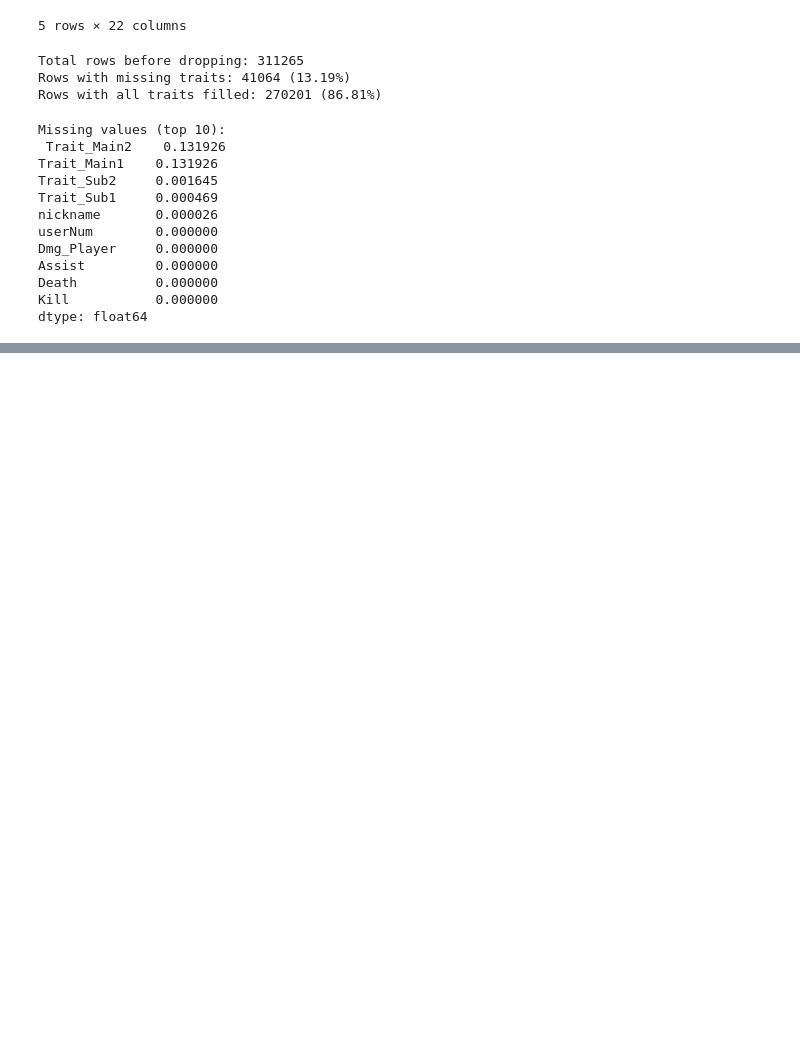
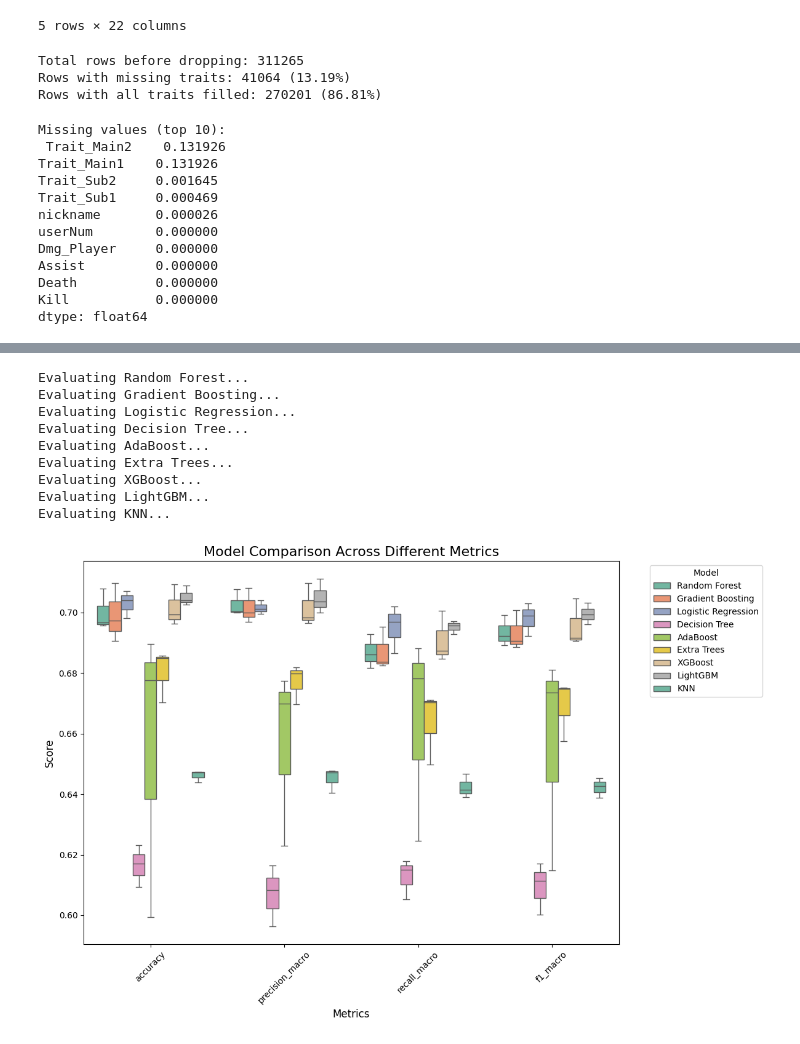
Before and after one commit to ZacZac360/LuminaIslandDossier, a Jupyter notebook: Character_Build.ipynb, the cells around one changed output, grey strips where cells are left out. Saved outputs shown, nothing was run; the diff lists cells and outputs as text; code cells hidden in the pictures; blank space fills up the shorter version.

```diff
--- a/Character_Build.ipynb
+++ b/Character_Build.ipynb
@@ -99,11 +113,9 @@ df['BuildPerformance'] = df['gameRank'].apply(rank_to_tier)
 # %%
-#Define input features and target
+#Features
+Categorical = ['character', 'weapon', 'itemWeapon', 'itemChest', 'itemHead', 'itemArm', 'itemLeg', 'AllTraits']
+Numerical = ['Kill', 'Assist', 'Death', 'TeamKill', 'Dmg_Player', 'Dmg_Monster']
 
-#Features we'll use:
-categorical_features = ['character', 'weapon', 'itemWeapon', 'itemChest', 'itemHead', 'itemArm', 'itemLeg', 'AllTraits']
-numerical_features = ['Kill', 'Assist', 'Death', 'TeamKill', 'Dmg_Player', 'Dmg_Monster']
-
-#Target: BuildPerformance (Good/Average/Bad)
+#Target
 target = 'BuildPerformance'
 # %%
 #Split dataset
@@ -195,0 +333,60 @@ model_pipeline = Pipeline(steps=[
+# %%
+# Cross-validation results for box
+cv_results = {
+    'model': [],
+    'metric': [],
+    'score': []
+}
+
+#Cross again for box plot
+for name, model in models.items():
+    print(f"Evaluating {name}...")
+    pipeline = Pipeline(steps=[('preprocessor', preprocessor), ('classifier', model)])
+
+    # Cross-validation with sampling and parallel processing
+    scores = cross_validate(
+        pipeline,
+        X_sampled,
+        y_sampled_encoded,
+        cv=3,  # 3-fold CV faster than 5 flod
+        scoring=['accuracy', 'precision_macro', 'recall_macro', 'f1_macro'],
+        return_train_score=False,
+        n_jobs=-1  # Parallel processing (OOoooo my pc...!)
+    )
+
+    # Collect scores
+    for metric in ['accuracy', 'precision_macro', 'recall_macro', 'f1_macro']:
+        cv_results['model'].extend([name] * 3)  # 3 folds
+        cv_results['metric'].extend([metric] * 3)  # 3 folds
+        cv_results['score'].extend(scores[f'test_{metric}'])  # 3 fold scores
+
+# Convert to DataFrame
+cv_results_df = pd.DataFrame(cv_results)
+
+# Set up the figure and axes
+plt.figure(figsize=(12, 8))
+
+# Create the boxplot
+sns.boxplot(x='metric', y='score', hue='model', data=cv_results_df, palette='Set2')
+
+# Set titles and labels
+plt.title('Model Comparison Across Different Metrics', fontsize=16)
+plt.xlabel('Metrics', fontsize=12)
+plt.ylabel('Score', fontsize=12)
+plt.xticks(rotation=45)
+plt.legend(title='Model', bbox_to_anchor=(1.05, 1), loc='upper left')
+
+# Show the plot
+plt.tight_layout()
+plt.show()
+# %% [output]
+Evaluating Random Forest...
+Evaluating Gradient Boosting...
+Evaluating Logistic Regression...
+Evaluating Decision Tree...
+Evaluating AdaBoost...
+Evaluating Extra Trees...
+Evaluating XGBoost...
+Evaluating LightGBM...
+Evaluating KNN...
+[figure, added]
```
Also changed, not shown: parts of 15 cells of this notebook, 10 other files.
